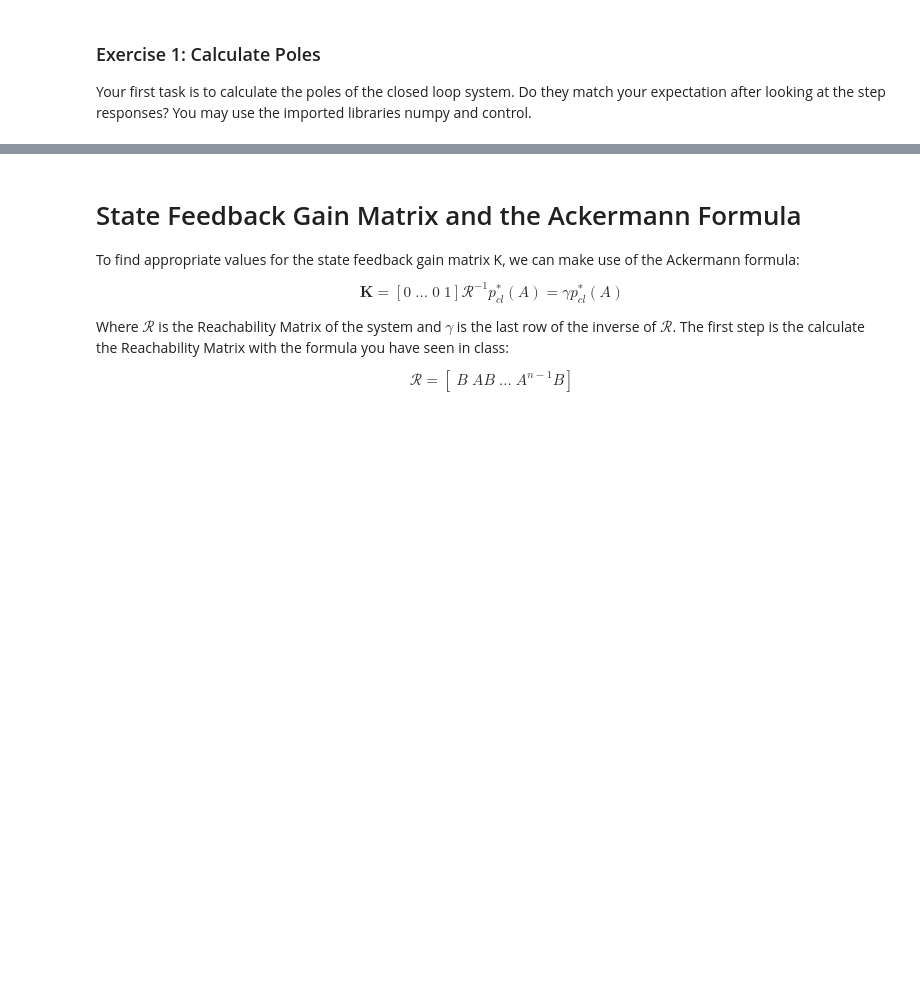
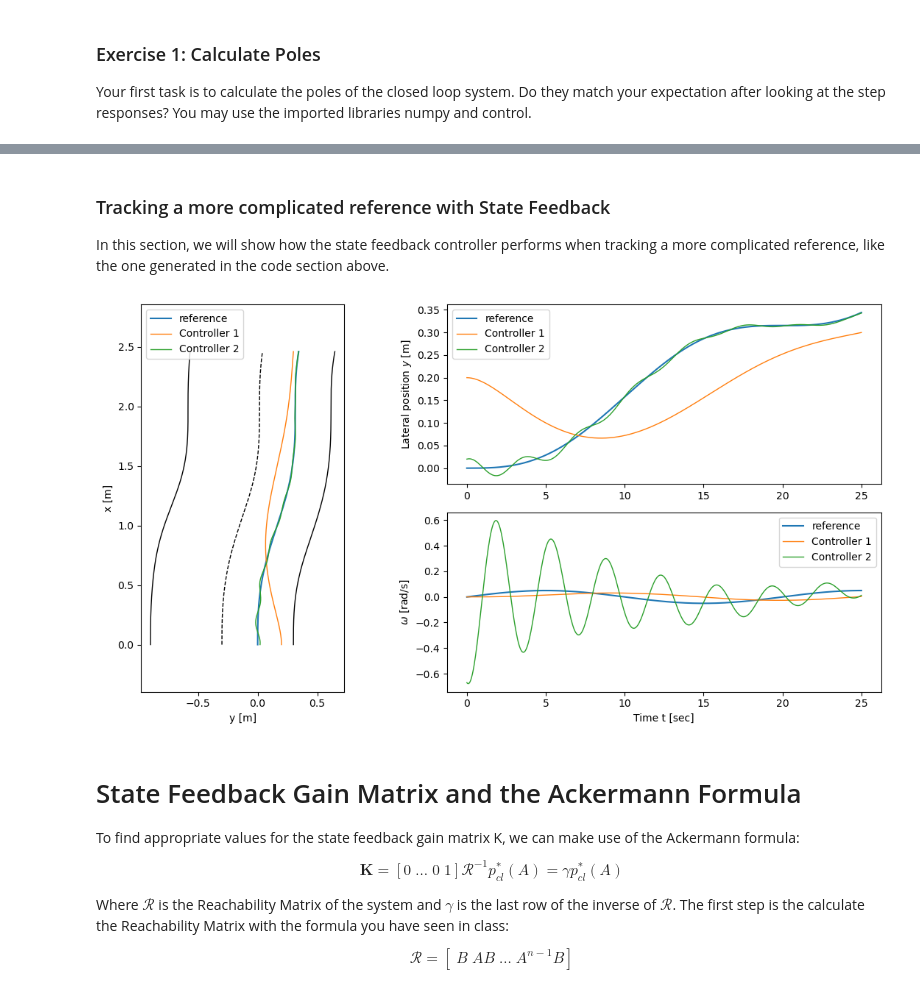
Before and after one commit to idsc-frazzoli/CS2-2024-notebooks, a Jupyter notebook: ps04_new/CSII_2024_state_feedback_lqr.ipynb, the cells around one changed output, grey strips where cells are left out. Cells and saved outputs as stored; diff of their text form; code cells hidden in the pictures; blank space fills up the shorter version.

```diff
--- a/ps04_new/CSII_2024_state_feedback_lqr.ipynb
+++ b/ps04_new/CSII_2024_state_feedback_lqr.ipynb
@@ -121,12 +121,12 @@ def plot_track(x_coord_ref: np.array, y_coord_ref: np.array,
 
 
 def plot_track_multiple_controller(x_coord_ref: np.array, y_coord_ref: np.array,
-               theta_ref: np.array, t: List[np.array],
+               theta_ref: np.array, t: np.array,
                w_curvy: np.array,
                y_ctr: List[np.array],
                w_ctr: Optional[np.array]) -> None:
     # Configure matplotlib plots to be a bit bigger and optimize layout
-    number_ctr = len(t)
+    number_ctr = len(y_ctr)
     plt.figure(figsize=[14, 6])
     # Plot the resulting trajectory (and some road boundaries)
 
@@ -136,7 +136,7 @@ def plot_track_multiple_controller(x_coord_ref: np.array, y_coord_ref: np.array,
     legend_list = ['reference']
     for i in range(number_ctr):
         plt.plot(y_ctr[i], x_coord_ref, linewidth=1)
-        legend_list.append(f'controller_{i}')
+        legend_list.append(f'Controller {i+1}')
 
     plt.legend(legend_list, loc='upper left')
     plt.plot(y_coord_ref - 0.9/np.cos(theta_ref), x_coord_ref, 'k-', linewidth=1)
@@ -151,20 +151,20 @@ def plot_track_multiple_controller(x_coord_ref: np.array, y_coord_ref: np.array,
 
     # Plot the lateral position
     plt.subplot(2, 2, 2)
-    plt.plot(t[0], y_coord_ref)
+    plt.plot(t, y_coord_ref)
     legend_list = ['reference']
     for i in range(number_ctr):
-        plt.plot(t[i], y_ctr[i], linewidth=1)
-        legend_list.append(f'controller_{i}')
+        plt.plot(t, y_ctr[i], linewidth=1)
+        legend_list.append(f'Controller {i+1}')
     plt.legend(legend_list)
     plt.ylabel('Lateral position $y$ [m]')
 
     # Plot the control input
     plt.subplot(2, 2, 4)
-    plt.plot(t[0], w_curvy)
+    plt.plot(t, w_curvy)
     for i in range(number_ctr):
-        plt.plot(t[i], w_ctr[i], linewidth=1)
-        legend_list.append(f'controller_{i}')
+        plt.plot(t, w_ctr[i], linewidth=1)
+        legend_list.append(f'Controller {i+1}')
     plt.legend(legend_list)
     plt.ylabel('$\\omega$ [rad/s]')
     plt.xlabel('Time t [sec]')
@@ -388,3 +393,27 @@ print("The poles of the closed-loop system for K3 are:", np.linalg.eigvals(A_cl3
+# %% [markdown]
+### Tracking a more complicated reference with State Feedback
+
+In this section, we will show how the state feedback controller performs when tracking a more complicated reference, like the one generated in the code section above.
+# %%
+x_ref = x_curvy[0]
+y_ref = x_curvy[1]
+theta_ref = x_curvy[2]
+omega_ref = w_curvy
+t = T_curvy
+x_0 = np.array([0.2, 0])
+x_03 = np.array([0.02, 0.1])
+t, y1, x1 = ct.forced_response(syscl1, T_curvy, y_ref, X0 = x_0, return_x=True)
+omega1 = - K1 @ x + k_r1 * y_ref
+t, y2, x2 = ct.forced_response(syscl2, T_curvy, y_ref, X0 = x_03, return_x=True)
+omega2 = - K2 @ x2 + k_r2 * y_ref
+t, y3, x3 = ct.forced_response(syscl3, T_curvy, y_ref, X0 = x_03, return_x=True)
+omega3 = - K3 @ x3 + k_r3 * y_ref
+y = np.array([y1, y2])
+omega = np.array([omega1[0], omega2[0]])
+
+plot_track_multiple_controller(x_ref, y_ref, theta_ref, t, omega_ref, y, omega)
+# %% [output]
+[figure, added]
 # %% [markdown]
 # State Feedback Gain Matrix and the Ackermann Formula
 To find appropriate values for the state feedback gain matrix K, we can make use of the Ackermann formula:
```
Also changed, not shown: parts of 8 cells of this notebook.
